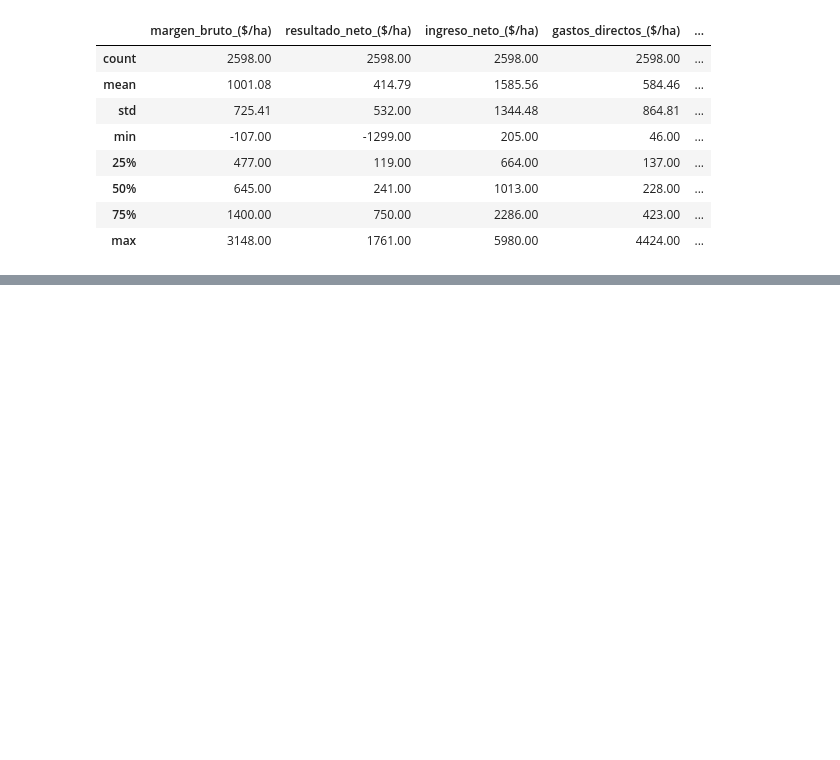
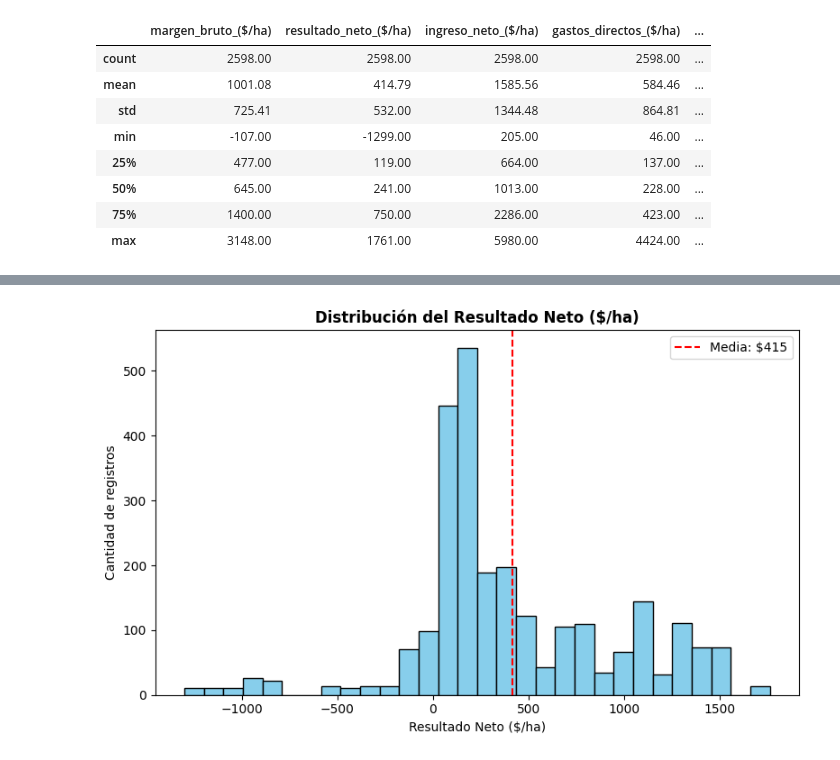
Before and after one commit to bautiunzue/produccion_bovina, a Jupyter notebook: UTN_Final.ipynb, the cells around one changed output, grey strips where cells are left out. Drawn from its saved outputs; the diff is of its cells as text; code cells hidden in the pictures; blank space fills up the shorter version.

```diff
--- a/UTN_Final.ipynb
+++ b/UTN_Final.ipynb
@@ -112,18 +115,18 @@ display(df_filtrado.describe().round(2))
 | max | 3148.00 | 1761.00 | 5980.00 | 4424.00 | ... |
 # %%
 # Cargamos los datos originales
-df_limpio = pd.read_csv('/content/produccion-de-carne-bovina.csv', encoding='latin-1')
+df_limpio = pd.read_csv("/content/produccion-de-carne-bovina.csv", encoding="latin-1")
 df_limpio = df_limpio.iloc[:, :-3]
 
-# 1. Los porcentajes (destete, eficiencia) lógicamente deben estar entre 0 y 100
-df_limpio = df_limpio[(df_limpio['destete_(%)'] >= 0) & (df_limpio['destete_(%)'] <= 100)]
-df_limpio = df_limpio[(df_limpio['eficiencia_stock_(%)'] >= 0) & (df_limpio['eficiencia_stock_(%)'] <= 100)]
+# En lugar de eliminar las filas de invernada, reemplazamos el -99999 por NaN (nulo)
+df_limpio["destete_(%)"] = df_limpio["destete_(%)"].replace(-99999, np.nan)
 
-# 2. Conservamos pérdidas reales (valores negativos válidos en resultados económicos)
-# Aca no filtramos los negativos porque perder de -1299 a 0 $/ha es un escenario real de pérdida.
+# 2. Los porcentajes válidos (eficiencia) lógicamente deben estar entre 0 y 100
+df_limpio = df_limpio[(df_limpio["eficiencia_stock_(%)"] >= 0) & (df_limpio["eficiencia_stock_(%)"] <= 100)]
 
-print(f"Filas antes: {len(df)} | Filas después del filtro lógico: {len(df_limpio)}")
+print(f"Filas antes: {len(df_limpio)} | Filas después del filtro lógico:" f" {len(df_limpio)}")
 
 # Mostramos el describe de las variables numéricas con las pérdidas conservadas y sin errores
-display(df_limpio.drop(columns=exclusion, errors='ignore').describe().round(2))
+exclusion = ["pais_id","provincia_id","departamento_id","prov_depto","año","mes",]
+display(df_limpio.drop(columns=exclusion, errors="ignore").describe().round(2))
 # %% [output]
@@ -139,0 +154,24 @@ Filas antes: 2598 | Filas después del filtro lógico: 2166
+# %%
+plt.figure(figsize=(8, 5))
+plt.hist(
+    df_limpio["resultado_neto_($/ha)"],
+    bins=30,
+    color="skyblue",
+    edgecolor="black",
+)
+plt.title(
+    "Distribución del Resultado Neto ($/ha)", fontweight="bold", fontsize=12
+)
+plt.xlabel("Resultado Neto ($/ha)", fontsize=10)
+plt.ylabel("Cantidad de registros", fontsize=10)
+plt.axvline(
+    df_limpio["resultado_neto_($/ha)"].mean(),
+    color="red",
+    linestyle="--",
+    label=f'Media: ${df_limpio["resultado_neto_($/ha)"].mean():.0f}',
+)
+plt.legend()
+plt.tight_layout()
+plt.show()
+# %% [output]
+[figure, added]
```
Also changed, not shown: parts of 10 cells of this notebook.
